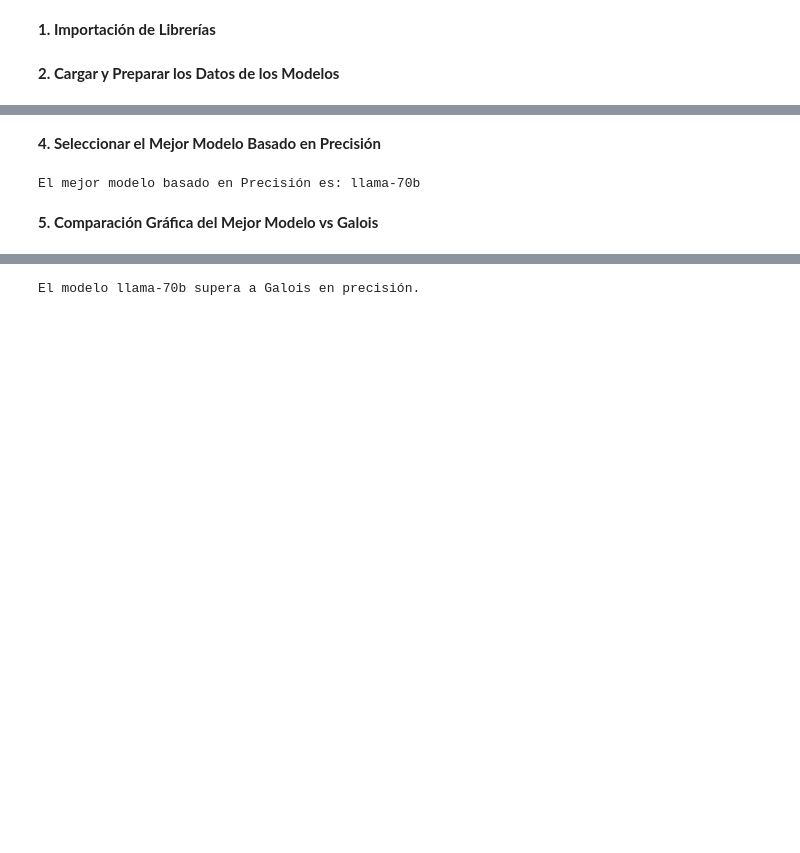
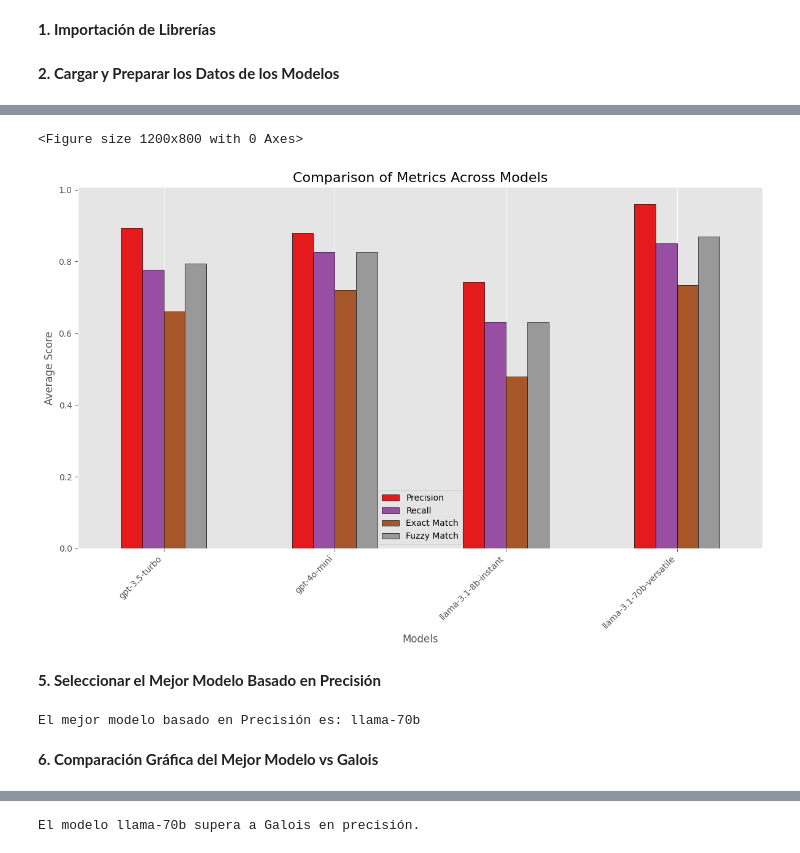
Before and after one commit to Jormart/sql-query-llm, a Jupyter notebook: data/results/model_comparison.ipynb, the cells around one changed output, grey strips where cells are left out. Saved outputs shown, nothing was run; the diff lists cells and outputs as text; code cells hidden in the pictures; blank space fills up the shorter version.

```diff
--- a/data/results/model_comparison.ipynb
+++ b/data/results/model_comparison.ipynb
@@ -79,5 +124,27 @@ model_performance
+# %%
+# Prepare the data for model comparison
+model_metrics = {model: df[metrics].mean() for model, df in dataframes.items()}
+
+# Convert model_metrics to a DataFrame for easier plotting
+model_metrics_df = pd.DataFrame(model_metrics).T
+
+# Plot comparison of metrics across models
+plt.figure(figsize=(12, 8))
+model_metrics_df.plot(kind='bar', figsize=(12, 8), colormap='Set1', edgecolor='black')
+plt.title('Comparison of Metrics Across Models', fontsize=16)
+plt.ylabel('Average Score')
+plt.xlabel('Models')
+plt.xticks(rotation=45, ha='right')
+plt.grid(axis='y')
+
+# Display the plot
+plt.tight_layout()
+plt.show()
+# %% [output]
+<Figure size 1200x800 with 0 Axes>
+[figure, added]
 # %% [markdown]
-**4. Seleccionar el Mejor Modelo Basado en Precisión**
+**5. Seleccionar el Mejor Modelo Basado en Precisión**
 # %%
 # Seleccionar el modelo con mayor precisión
 best_model = model_performance.loc[model_performance['Precision'].idxmax()]
@@ -88,7 +155,7 @@ print(f"El mejor modelo basado en Precisión es: {best_model_name}")
 # %% [output]
 El mejor modelo basado en Precisión es: llama-70b
 # %% [markdown]
-**5. Comparación Gráfica del Mejor Modelo vs Galois**
+**6. Comparación Gráfica del Mejor Modelo vs Galois**
 # %%
 # Función para calcular los promedios de las métricas en Galois
 def calculate_avg_metrics(df):
```
Also changed, not shown: parts of 9 cells of this notebook, 5 other files.
